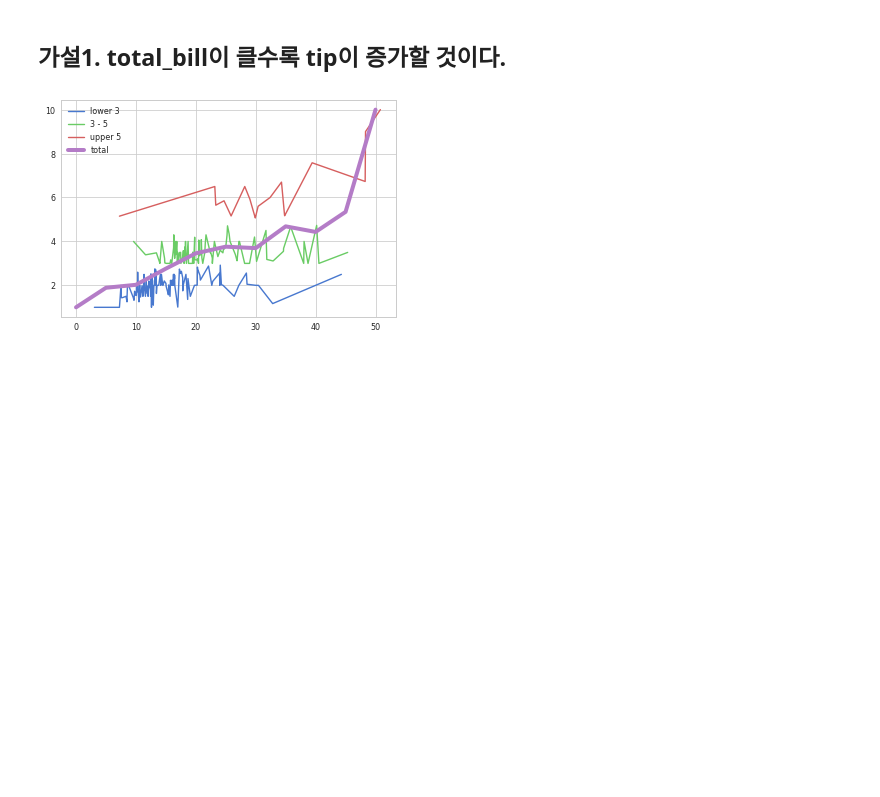
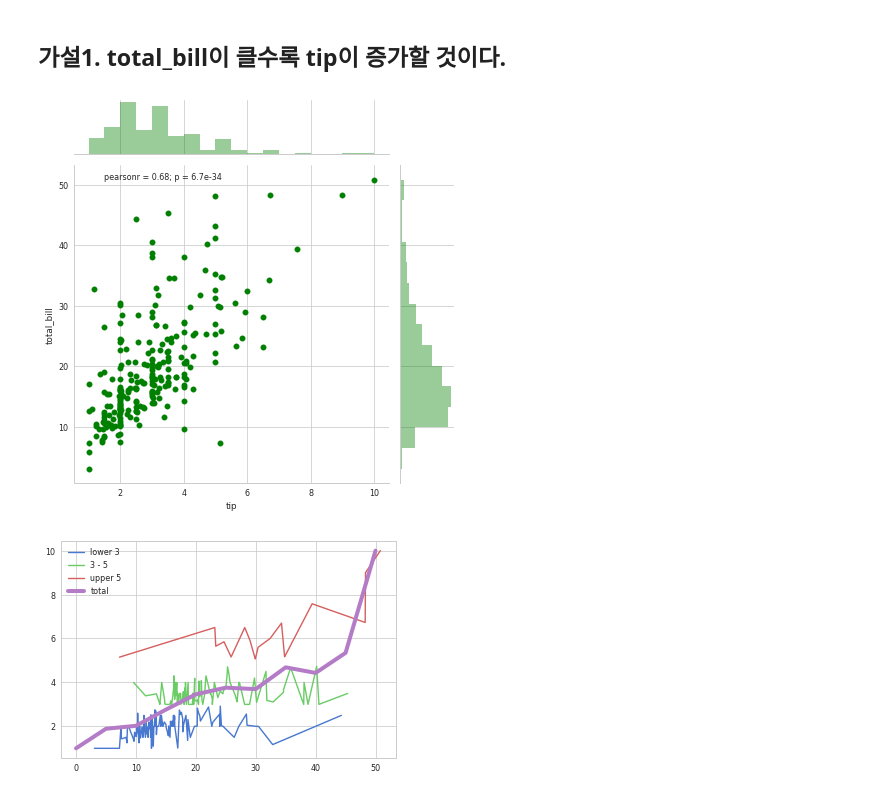
Before and after one commit to Moons08/TIL, a Jupyter notebook: Python/Mk_quiz_3.ipynb, the cells around one changed output. Saved outputs shown, nothing was run; the diff lists cells and outputs as text; code cells hidden in the pictures; blank space fills up the shorter version.

```diff
--- a/Python/Mk_quiz_3.ipynb
+++ b/Python/Mk_quiz_3.ipynb
@@ -72,4 +95,9 @@ upper 5 [mean: 6.27, median: 5.885]
 ---
 # %% [markdown]
 ## 가설1. total_bill이 클수록 tip이 증가할 것이다.
+# %%
+sns.jointplot(tips["tip"],tips['total_bill'] , color = 'green')
+plt.show()
+# %% [output]
+[figure, added]
 # %%
```
Also changed, not shown: parts of 56 cells of this notebook.
